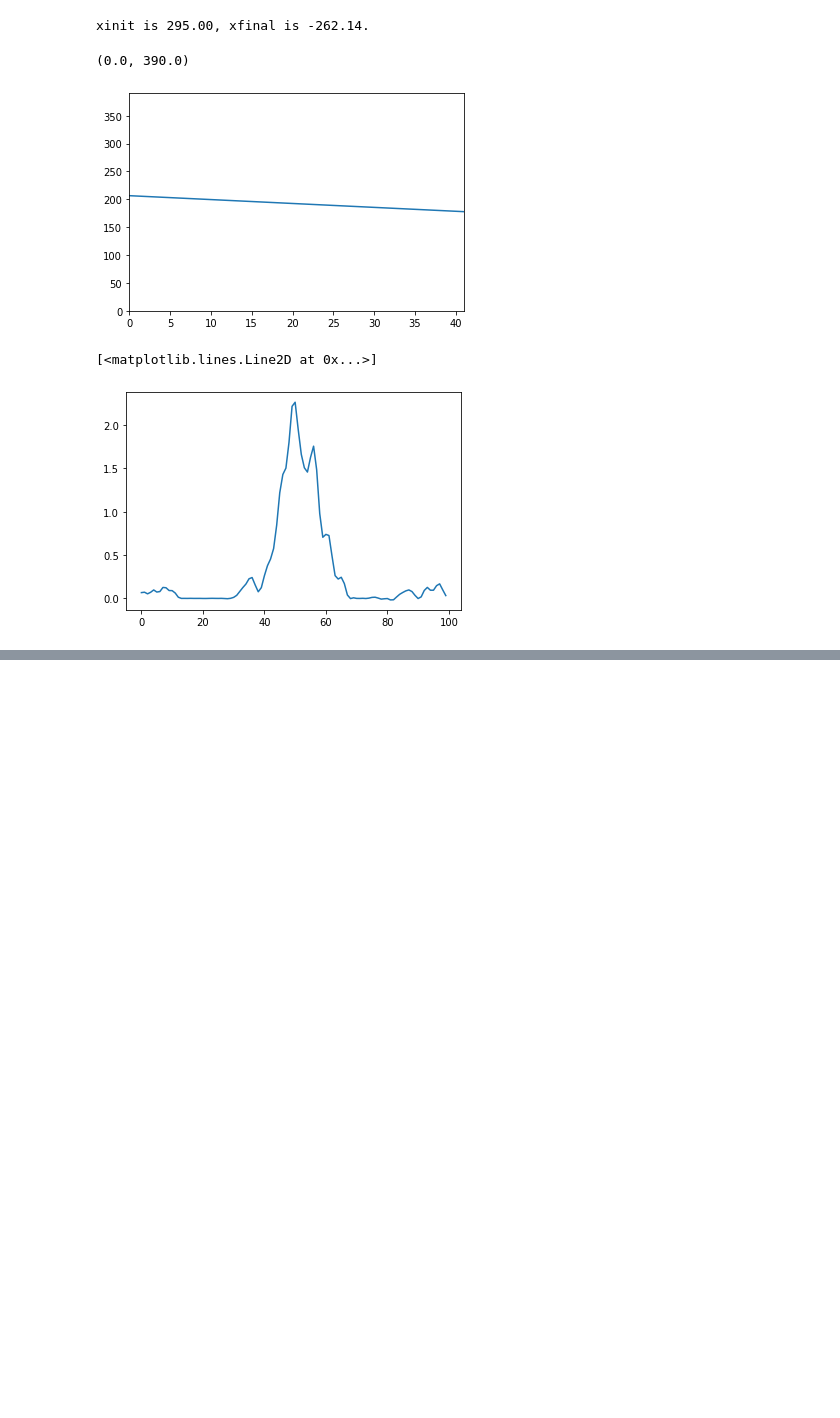
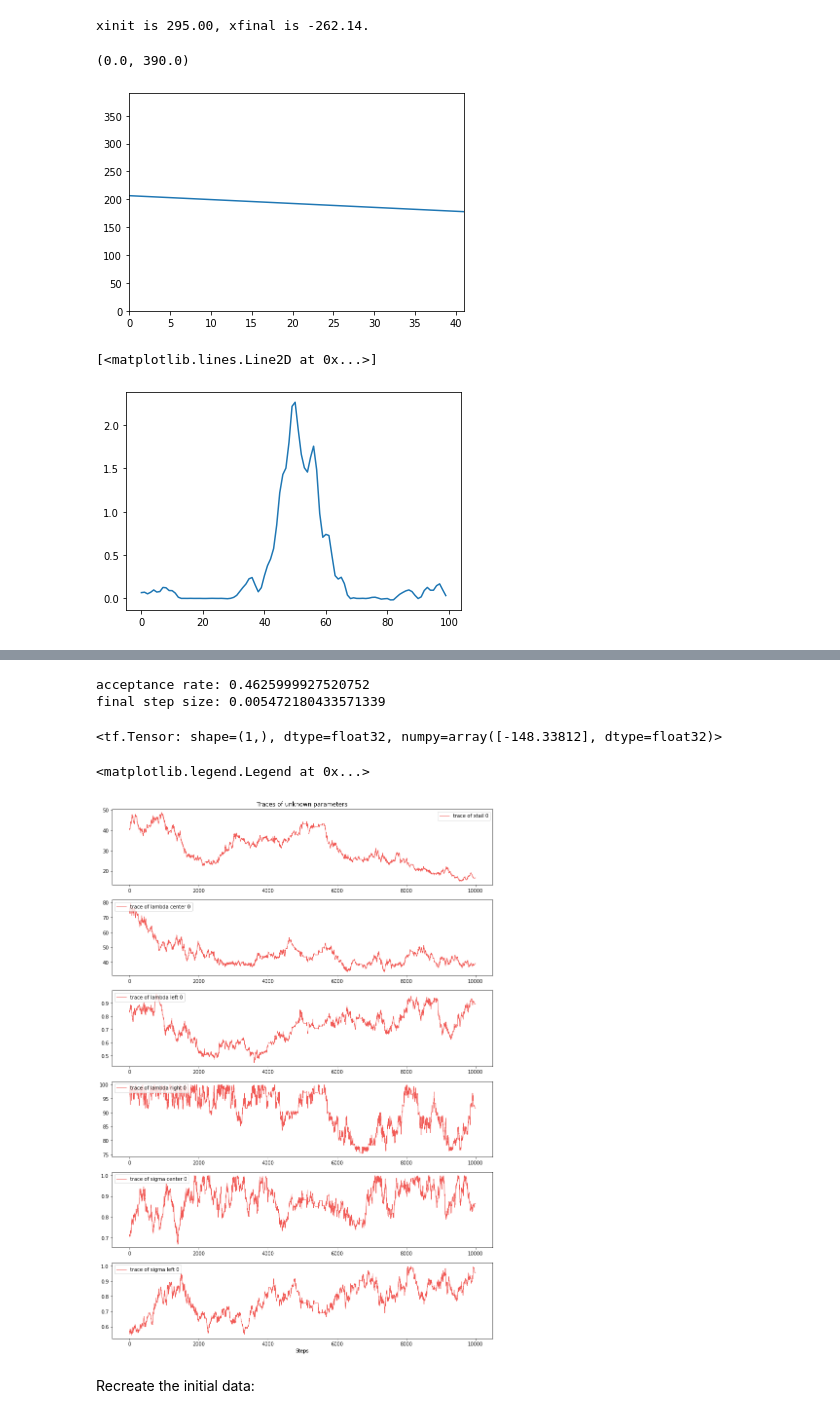
Before and after one commit to weldlabucsb/mcmc, a Jupyter notebook: mcmc.ipynb, the cells around one changed output, grey strips where cells are left out. Saved outputs shown, nothing was run; the diff lists cells and outputs as text; code cells hidden in the pictures; blank space fills up the shorter version.

```diff
--- a/mcmc.ipynb
+++ b/mcmc.ipynb
@@ -267,0 +317,8 @@ plt.plot(Z)
+# %%
+#creation of the distribution used:
+dist = closed_joint_dist_gen(int(N)) #N is the number of pixels in the slice, set globally
+#how many chains should we use?
+chains = 1
+#sample it:
+start = dist.sample(chains)
+step_size = 0.1
@@ -267,0 +504,70 @@ plt.plot(Z)
+# %%
+#@title Calculate Acceptance Rate
+print("acceptance rate: {}".format(
+    tf.reduce_mean(tf.cast(extra.inner_results.inner_results.is_accepted,dtype=tf.float32))))
+print("final step size: {}".format(
+    tf.reduce_mean(extra.inner_results.inner_results.accepted_results.step_size[-100:])))
+# extra
+# step_size = [o[-1] for o in extra.inner_results.inner_results.accepted_results.step_size]
+step_size =  tf.reduce_mean(extra.inner_results.inner_results.accepted_results.step_size[-100:])
+tf.reduce_mean(extra.inner_results.inner_results.accepted_results.target_log_prob, axis=0)
+# %% [output]
+acceptance rate: 0.4625999927520752
+final step size: 0.005472180433571339
+<tf.Tensor: shape=(1,), dtype=float32, numpy=array([-148.33812], dtype=float32)>
+# %%
+#@title Trace parameters graph
+plt.figure(figsize(14, 20))
+plt.subplot(611)
+lw = 1
+nchain = chains
+
+# for pretty colors later in the book.
+# xtail_samples
+# ,
+# lambdac_samples, lambdal_samples, lambdar_samples,
+#  sigmac_samples,
+#   sigmal_samples, sigmar_samples, sigmai_samples, amplitude_samples]
+for i in range(nchain):
+  plt.plot(xtail_samples[:, i], label=f"trace of xtail {i}", c=TFColor[i], lw=lw)
+plt.title("Traces of unknown parameters")
+leg = plt.legend(loc="upper right")
+leg.get_frame().set_alpha(0.7)
+
+plt.subplot(612)
+
+for i in range(nchain):
+  plt.plot(lambdac_samples[:, i], label=f"trace of lambda center {i}", c=TFColor[i], lw=lw)
+
+plt.legend(loc="upper left")
+
+plt.subplot(613)
+for i in range(nchain):
+  plt.plot(lambdal_samples[:,i], label=f"trace of lambda left {i}",
+     color=TFColor[i], lw=lw)
+plt.legend(loc="upper left")
+
+plt.subplot(614)
+for i in range(nchain):
+  plt.plot(lambdar_samples[:,i], label=f"trace of lambda right {i}",
+     color=TFColor[i], lw=lw)
+plt.legend(loc="upper left")
+
+plt.subplot(615)
+for i in range(nchain):
+  plt.plot(sigmac_samples[:,i], label=f"trace of sigma center {i}",
+     color=TFColor[i], lw=lw)
+plt.legend(loc="upper left")
+plt.subplot(616)
+for i in range(nchain):
+  plt.plot(sigmal_samples[:,i], label=f"trace of sigma left {i}",
+     color=TFColor[i], lw=lw)
+plt.legend(loc="upper left")
+plt.xlabel("Steps")
+#plt.ylim(0, 1)
+plt.legend()
+# %% [output]
+<matplotlib.legend.Legend at 0x...>
+[figure, added]
+# %% [markdown]
+Recreate the initial data:
```
Also changed, not shown: parts of 34 cells of this notebook.
